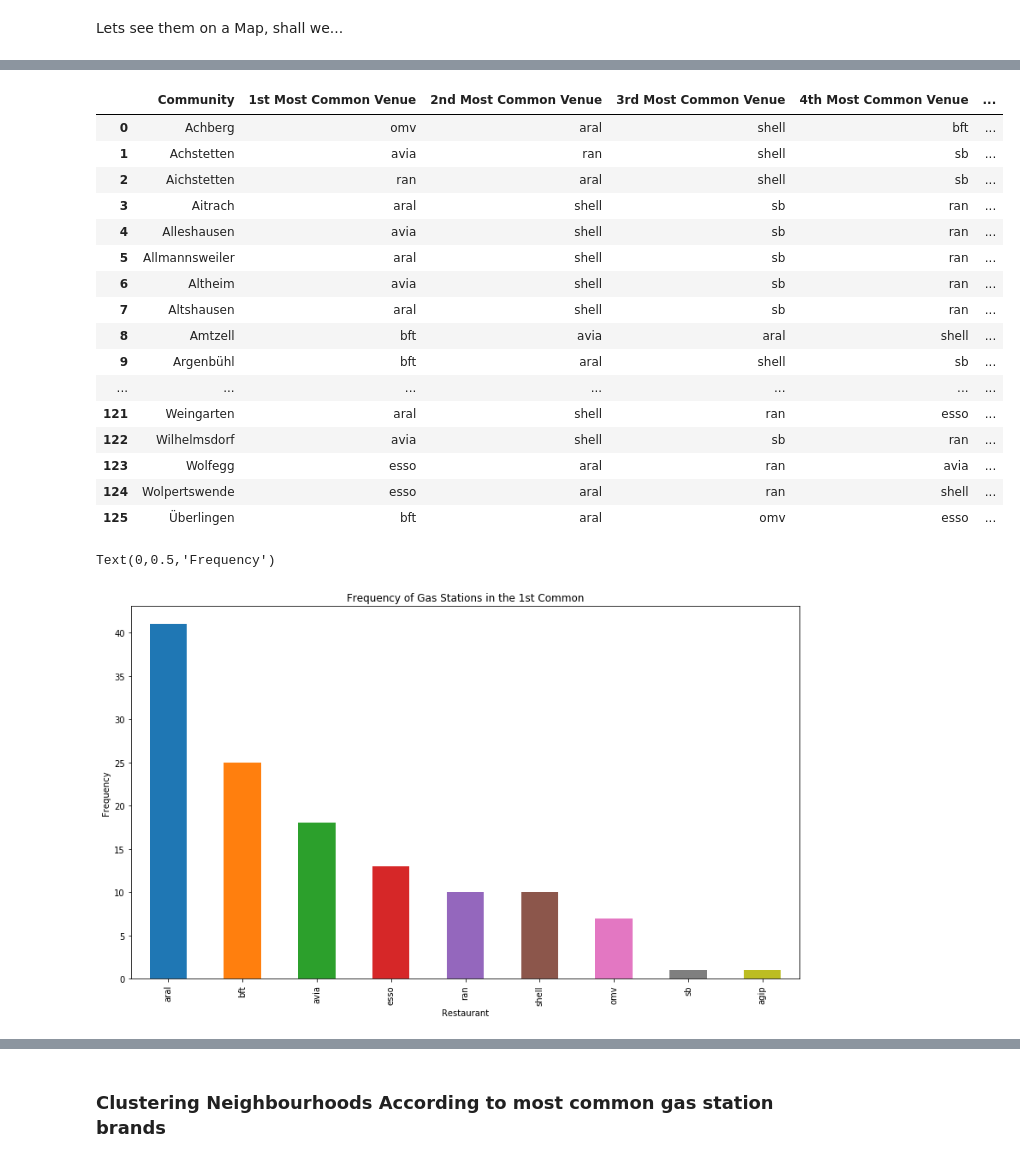
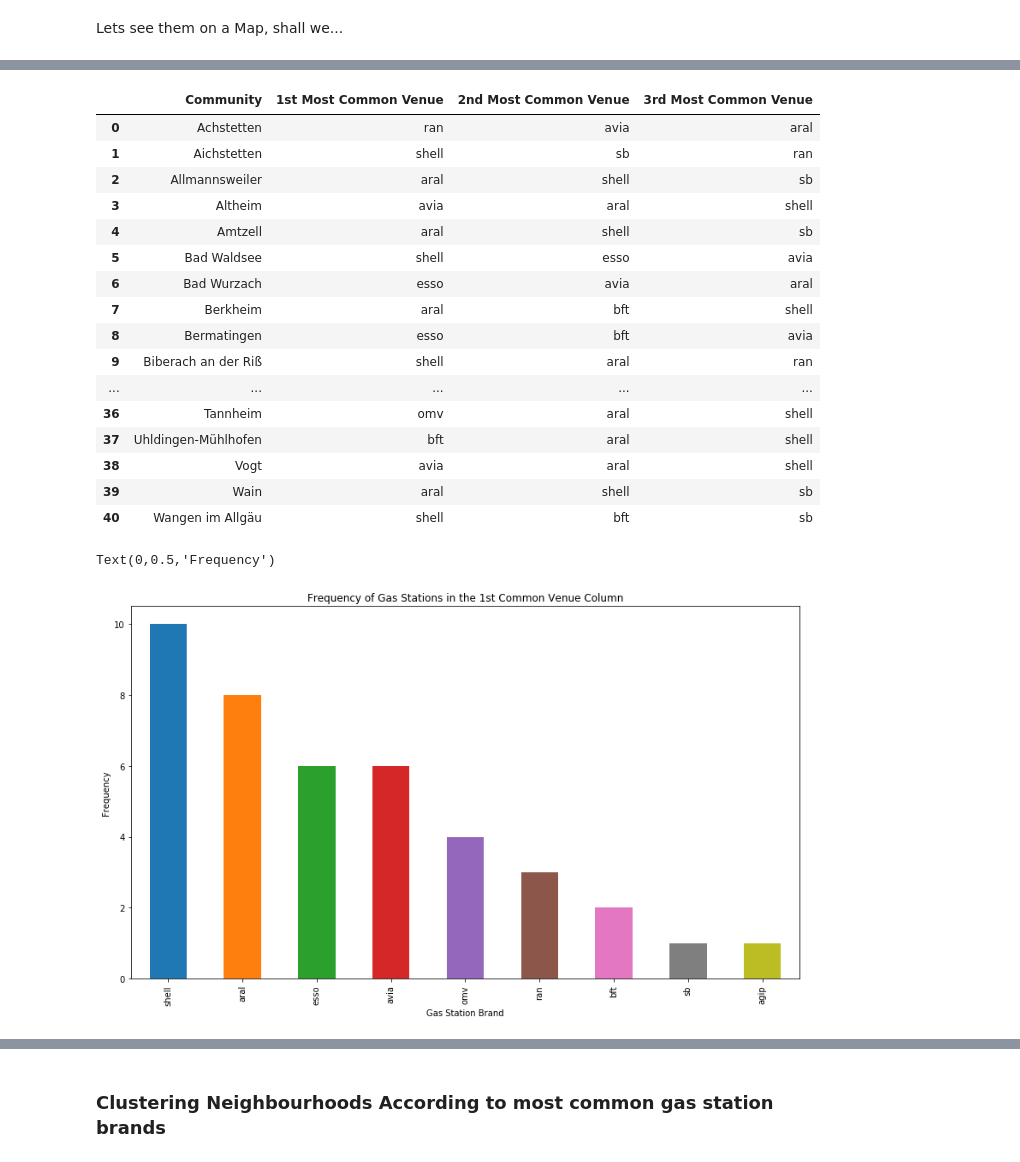
Before and after one commit to merula89/Coursera_Capstone, a Jupyter notebook: week4data/CapStoneProjectMR.ipynb, the cells around one changed output, grey strips where cells are left out. Drawn from its saved outputs; the diff is of its cells as text; code cells hidden in the pictures.

```diff
--- a/week4data/CapStoneProjectMR.ipynb
+++ b/week4data/CapStoneProjectMR.ipynb
@@ -93,12 +92,6 @@ def getNearbyVenues(names, latitudes, longitudes, radius=10000 ,query="Tankstell
 
 # debug
 #venues = getNearbyVenues(names=["Ravensburg"],latitudes=[47.969713],longitudes=[9.5])
-# %%
-def return_most_common_venues(row, num_top_venues):
-    row_categories = row.iloc[1:]
-    row_categories_sorted = row_categories.sort_values(ascending=False)
-
-    return row_categories_sorted.index.values[0:num_top_venues]
 # %% [markdown]
 Now lets first load the JSON File with the countys. Two files are loaded. One file has all the districts, the other has the local communities.
 I create a dictionary to lookup the correect district, as the id on properties.NUTS is the identifier for this matter.
@@ -193,3 +187,6 @@ Stetten am kalten Markt
+# %%
+# This time i dont have to download it each time.... saves time
+venues = pd.read_csv("temp_venues.csv",encoding="utf-8")
 # %%
 venues.groupby('Community').count()
 # %% [output]
@@ -255,4 +236,7 @@ for index,row in venues.iterrows():
     if not found:
         venues.drop(index,inplace=True)
 venues.shape
+
+venues=venues.drop_duplicates(subset=["Venue Latitude","Venue Longitude"])
+venues
 # %% [output]
@@ -358,13 +348,15 @@ filteredGas_df_grouped
 # %%
-num_top_venues = 5
+num_top_venues = 3
 
 for hood in filteredGas_df_grouped['Community']:
+
     print("----"+hood+"----")
     temp = filteredGas_df_grouped[filteredGas_df_grouped['Community'] == hood].T.reset_index()
-    temp.columns = ['venue','freq']
+    temp.columns = ['venue','freq']S
     temp = temp.iloc[1:]
     temp['freq'] = temp['freq'].astype(float)
     temp = temp.round({'freq': 2})
+    temp = temp[(temp[['freq']] != 0).all(axis=1)]
     print(temp.sort_values('freq', ascending=False).reset_index(drop=True).head(num_top_venues))
     print('\n')
 # %% [output]
@@ -388,52 +380,73 @@ for hood in filteredGas_df_grouped['Community']:
 # %%
-num_top_venues = 5
+def return_most_common_venues(row, num_top_venues):
+
+    row_categories = row.iloc[1:]
+    row_categories_sorted = row_categories.sort_values(ascending=False)
+
+    returnedValues = []
+    #print("before ",returnedValues)
+
+    for index,value in row_categories_sorted[0:num_top_venues].iteritems():
+        #print(index , "  " , value)
+        if np.isnan(value):
+            #print("Delete")
+            returnedValues.append(np.nan)
+        else:
+            returnedValues.append(index)
+    #print("after ",returnedValues)
+    return returnedValues
+
+
+
+num_top_venues = 3
 
 indicators = ['st', 'nd', 'rd']
 
 # create columns according to number of top restaurants
 columns = ['Community']
 for ind in np.arange(num_top_venues):
     try:
         columns.append('{}{} Most Common Venue'.format(ind+1, indicators[ind]))
     except:
         columns.append('{}th Most Common Venue'.format(ind+1))
 
 # create a new dataframe
 neighbourhoods_venues_sorted = pd.DataFrame(columns=columns)
 neighbourhoods_venues_sorted['Community'] = filteredGas_df_grouped['Community']
 
+
 for ind in np.arange(filteredGas_df_grouped.shape[0]):
     neighbourhoods_venues_sorted.iloc[ind, 1:] = return_most_common_venues(filteredGas_df_grouped.iloc[ind, :], num_top_venues)
 
 neighbourhoods_venues_sorted
 # %% [output]
-|  | Community | 1st Most Common Venue | 2nd Most Common Venue | 3rd Most Common Venue | 4th Most Common Venue | ... |
-| 0 | Achberg | omv | aral | shell | bft | ... |
-| 1 | Achstetten | avia | ran | shell | sb | ... |
-| 2 | Aichstetten | ran | aral | shell | sb | ... |
-| 3 | Aitrach | aral | shell | sb | ran | ... |
-| 4 | Alleshausen | avia | shell | sb | ran | ... |
-| 5 | Allmannsweiler | aral | shell | sb | ran | ... |
-| 6 | Altheim | avia | shell | sb | ran | ... |
-| 7 | Altshausen | aral | shell | sb | ran | ... |
-| 8 | Amtzell | bft | avia | aral | shell | ... |
-| 9 | Argenbühl | bft | aral | shell | sb | ... |
-| ... | ... | ... | ... | ... | ... | ... |
-| 121 | Weingarten | aral | shell | ran | esso | ... |
-| 122 | Wilhelmsdorf | avia | shell | sb | ran | ... |
-| 123 | Wolfegg | esso | aral | ran | avia | ... |
-| 124 | Wolpertswende | esso | aral | ran | shell | ... |
-| 125 | Überlingen | bft | aral | omv | esso | ... |
+|  | Community | 1st Most Common Venue | 2nd Most Common Venue | 3rd Most Common Venue |
+| 0 | Achstetten | ran | avia | aral |
+| 1 | Aichstetten | shell | sb | ran |
+| 2 | Allmannsweiler | aral | shell | sb |
+| 3 | Altheim | avia | aral | shell |
+| 4 | Amtzell | aral | shell | sb |
+| 5 | Bad Waldsee | shell | esso | avia |
+| 6 | Bad Wurzach | esso | avia | aral |
+| 7 | Berkheim | aral | bft | shell |
+| 8 | Bermatingen | esso | bft | avia |
+| 9 | Biberach an der Riß | shell | aral | ran |
+| ... | ... | ... | ... | ... |
+| 36 | Tannheim | omv | aral | shell |
+| 37 | Uhldingen-Mühlhofen | bft | aral | shell |
+| 38 | Vogt | avia | aral | shell |
+| 39 | Wain | aral | shell | sb |
+| 40 | Wangen im Allgäu | shell | bft | sb |
 # %%
 neighbourhoods_venues_sorted['1st Most Common Venue'].value_counts()
 ax = neighbourhoods_venues_sorted['1st Most Common Venue'].value_counts().plot(kind='bar',
                                     figsize=(14,8),
                                     title="Frequency of Gas Stations in the 1st Common Venue Column")
-ax.set_xlabel("Restaurant")
+ax.set_xlabel("Gas Station Brand")
 ax.set_ylabel("Frequency")
 # %% [output]
 Text(0,0.5,'Frequency')
-[figure, old version]
+[figure, new version]
 # %%
 neighbourhoods_venues_sorted['2nd Most Common Venue'].value_counts()
 ax = neighbourhoods_venues_sorted['2nd Most Common Venue'].value_counts().plot(kind='bar',
```
Also changed, not shown: parts of 21 cells of this notebook, 1 other file.
